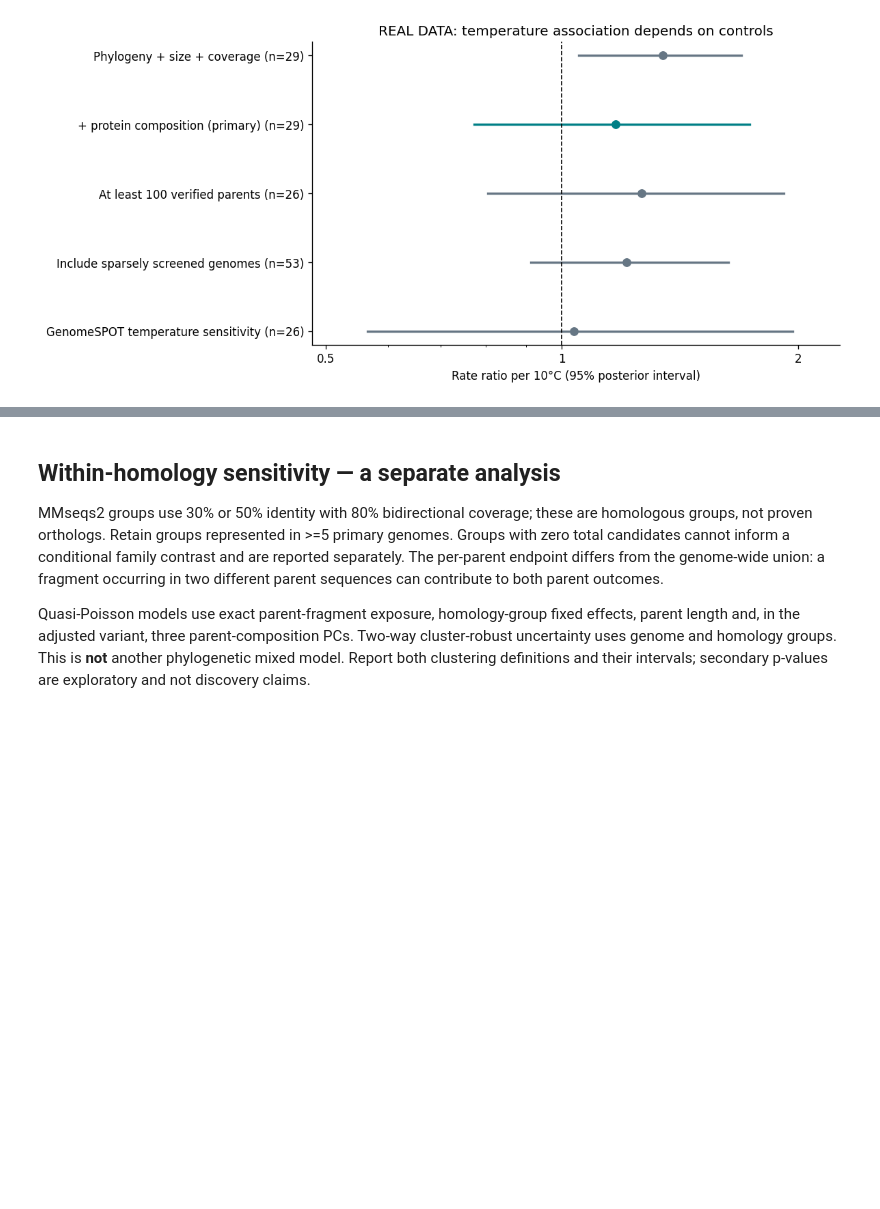
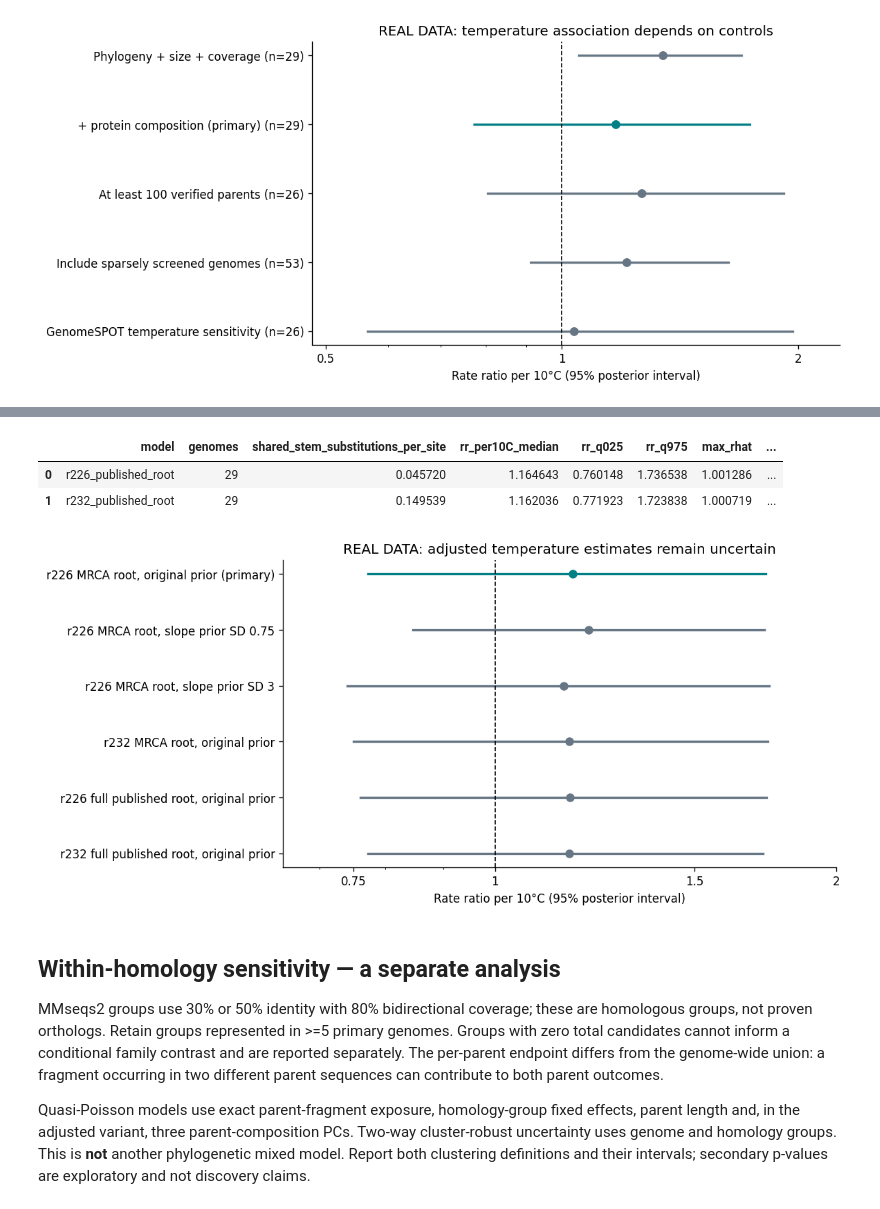
Before and after one commit to aarnavbhat23/genomespot-lens, a Jupyter notebook: notebooks/04_real_temperature_amp_study.ipynb, the cells around one changed output, grey strips where cells are left out. Cells and saved outputs as stored; diff of their text form; code cells hidden in the pictures; blank space fills up the shorter version.

Commit message:
Add real species-controlled ecology study and prior/tree/root robustness evidence

```diff
--- a/notebooks/04_real_temperature_amp_study.ipynb
+++ b/notebooks/04_real_temperature_amp_study.ipynb
@@ -166,0 +178,9 @@ save(fig,'phylogenetic_temperature_effects');plt.show()
+# %%
+sensitivity=pd.DataFrame(json.loads((DATA/'sensitivity-results/results.json').read_text()))
+assert sensitivity.status.eq('diagnostics_pass').all()
+assert sensitivity.max_rhat.lt(1.01).all() and sensitivity.minimum_bulk_ess.ge(400).all()
+assert sensitivity.divergences.eq(0).all()
+assert sensitivity.genomes.eq(len(primary)).all()
+display(sensitivity[['model','genomes','non_intercept_prior_sd','rr_per10C_median',
+                     'rr_q025','rr_q975','max_rhat','minimum_bulk_ess','divergences']])
+print('Every tested adjusted interval spans 1; this is uncertainty, not evidence of equivalence.')
@@ -167,3 +209,34 @@ save(fig,'phylogenetic_temperature_effects');plt.show()
+# %%
+rooting=pd.DataFrame(json.loads((DATA/'rooting-results/results.json').read_text()))
+assert rooting.status.eq('diagnostics_pass').all()
+assert rooting.max_rhat.lt(1.01).all() and rooting.minimum_bulk_ess.ge(400).all()
+assert rooting.divergences.eq(0).all()
+display(rooting[['model','genomes','shared_stem_substitutions_per_site','rr_per10C_median',
+                'rr_q025','rr_q975','max_rhat','minimum_bulk_ess','divergences']])
+combined=pd.concat([results[results.model=='adjusted'],sensitivity,rooting],ignore_index=True)
+names={'adjusted':'r226 MRCA root, original prior (primary)',
+       'prior075':'r226 MRCA root, slope prior SD 0.75',
+       'prior300':'r226 MRCA root, slope prior SD 3',
+       'tree232':'r232 MRCA root, original prior',
+       'r226_published_root':'r226 full published root, original prior',
+       'r232_published_root':'r232 full published root, original prior'}
+fig,ax=plt.subplots(figsize=(8.6,4.8))
+for i,r in combined.iterrows():
+    color='#007f86' if r['model']=='adjusted' else '#667684'
+    ax.plot([r.rr_q025,r.rr_q975],[i,i],color=color,lw=2)
+    ax.scatter(r.rr_per10C_median,i,color=color,s=42,zorder=3)
+ax.axvline(1,color='black',ls='--',lw=1)
+ax.set_yticks(range(len(combined)),[names[x] for x in combined.model]);ax.invert_yaxis()
+ax.set_xscale('log');ax.set_xticks([.75,1,1.5,2],['0.75','1','1.5','2'])
+ax.xaxis.set_minor_formatter(NullFormatter());ax.set_xlim(.65,2)
+ax.set(xlabel='Rate ratio per 10°C (95% posterior interval)',
+       title='REAL DATA: adjusted temperature estimates remain uncertain')
+save(fig,'temperature_prior_root_sensitivity');plt.show()
+# %% [output]
+|  | model | genomes | shared_stem_substitutions_per_site | rr_per10C_median | rr_q025 | rr_q975 | max_rhat | ... |
+| 0 | r226_published_root | 29 | 0.045720 | 1.164643 | 0.760148 | 1.736538 | 1.001286 | ... |
+| 1 | r232_published_root | 29 | 0.149539 | 1.162036 | 0.771923 | 1.723838 | 1.000719 | ... |
+[figure, added]
 # %% [markdown]
 ## Within-homology sensitivity — a separate analysis
 
```
Also changed, not shown: parts of 5 cells of this notebook, 48 other files.
